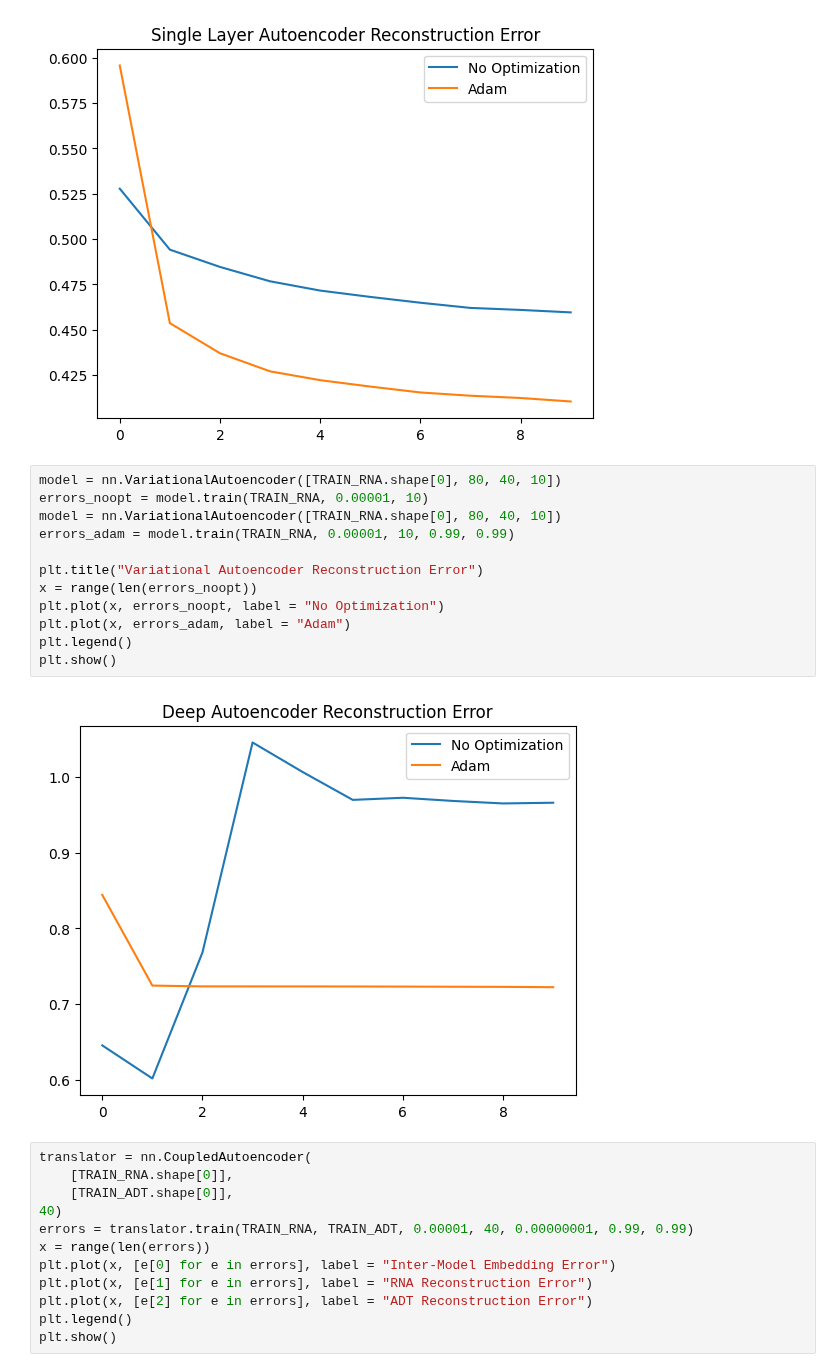
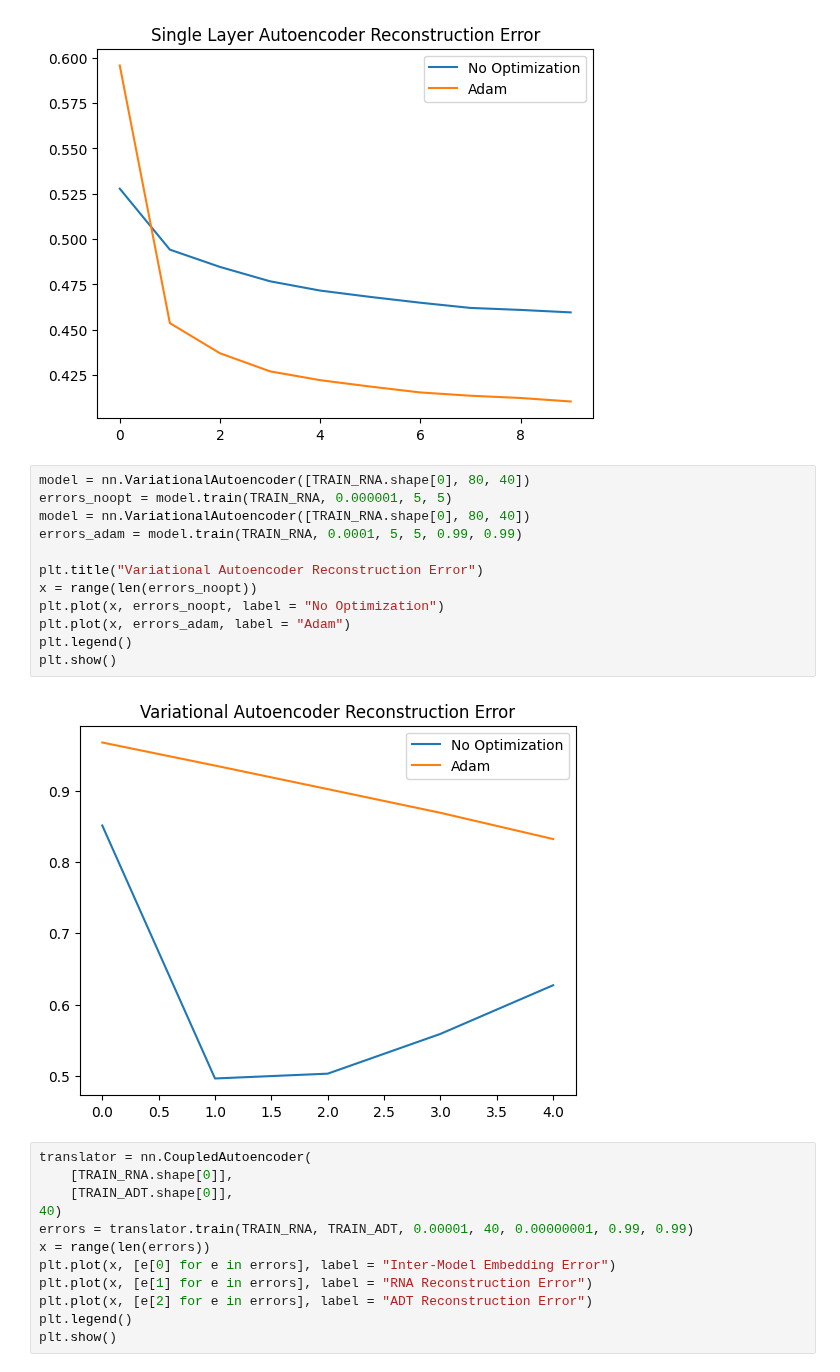
Before and after one commit to wyattbarber/Challenge-3, a Jupyter notebook: challenge_4_cite.ipynb, the cells around one changed output. Drawn from its saved outputs; the diff is of its cells as text.

```diff
--- a/challenge_4_cite.ipynb
+++ b/challenge_4_cite.ipynb
@@ -43,19 +43,19 @@ plt.show()
 # %% [output]
 [figure]
 # %%
-model = nn.VariationalAutoencoder([TRAIN_RNA.shape[0], 80, 40, 10])
-errors_noopt = model.train(TRAIN_RNA, 0.00001, 10)
-model = nn.VariationalAutoencoder([TRAIN_RNA.shape[0], 80, 40, 10])
-errors_adam = model.train(TRAIN_RNA, 0.00001, 10, 0.99, 0.99)
+model = nn.VariationalAutoencoder([TRAIN_RNA.shape[0], 80, 40])
+errors_noopt = model.train(TRAIN_RNA, 0.000001, 5, 5)
+model = nn.VariationalAutoencoder([TRAIN_RNA.shape[0], 80, 40])
+errors_adam = model.train(TRAIN_RNA, 0.0001, 5, 5, 0.99, 0.99)
 
 plt.title("Variational Autoencoder Reconstruction Error")
 x = range(len(errors_noopt))
 plt.plot(x, errors_noopt, label = "No Optimization")
 plt.plot(x, errors_adam, label = "Adam")
 plt.legend()
 plt.show()
 # %% [output]
-[figure, old version]
+[figure, new version]
 # %%
 translator = nn.CoupledAutoencoder(
     [TRAIN_RNA.shape[0]],
```
Also changed, not shown: 8 other files.
